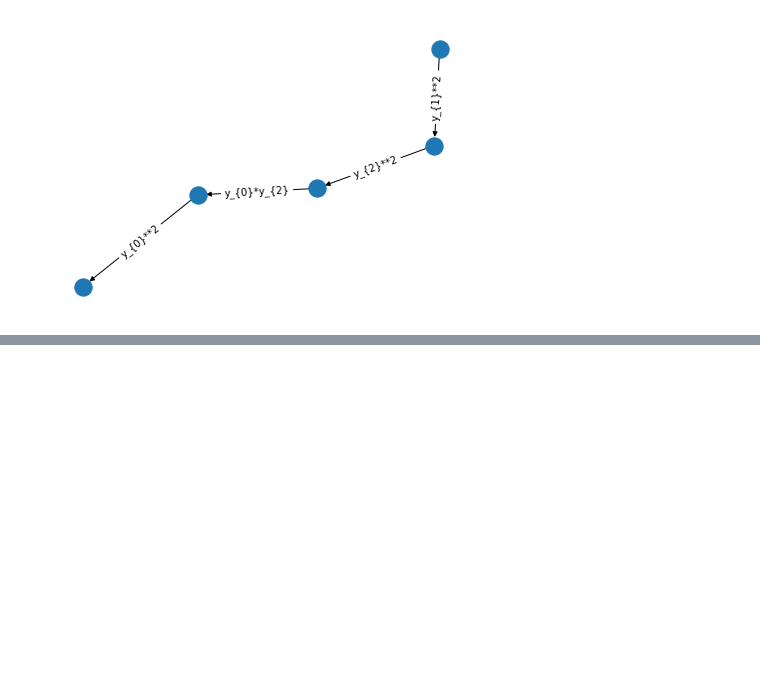
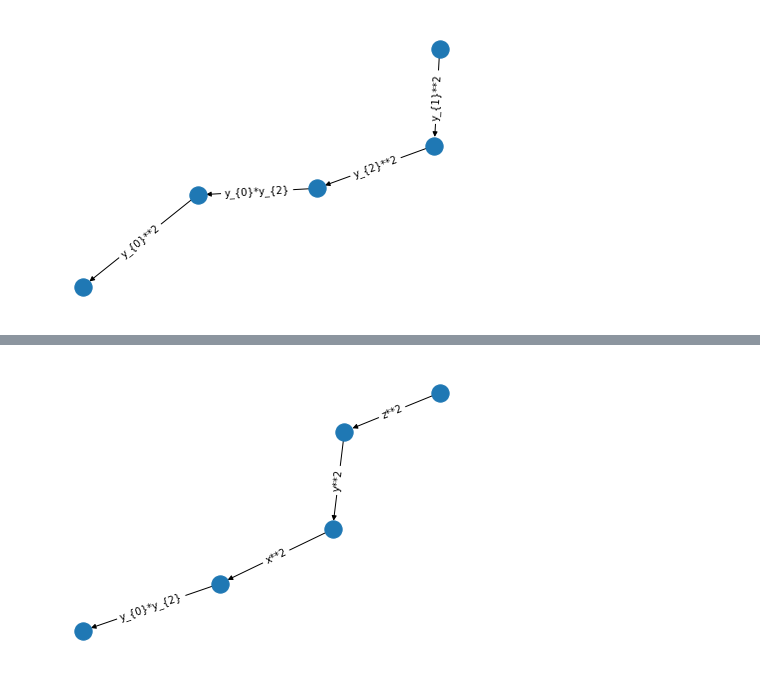
Before and after one commit to AndreyBychkov/QBee, a Jupyter notebook: PythonPackage/examples/quadratic_linearization.ipynb, the cells around one changed output, grey strips where cells are left out. Cells and saved outputs as stored; diff of their text form; code cells hidden in the pictures; blank space fills up the shorter version.

```diff
--- a/PythonPackage/examples/quadratic_linearization.ipynb
+++ b/PythonPackage/examples/quadratic_linearization.ipynb
@@ -74,0 +111,4 @@ visualize('graph_log.csv')
+# %%
+visualize('graph_log.csv')
+# %% [output]
+[figure, added]
```
Also changed, not shown: parts of 3 cells of this notebook.
